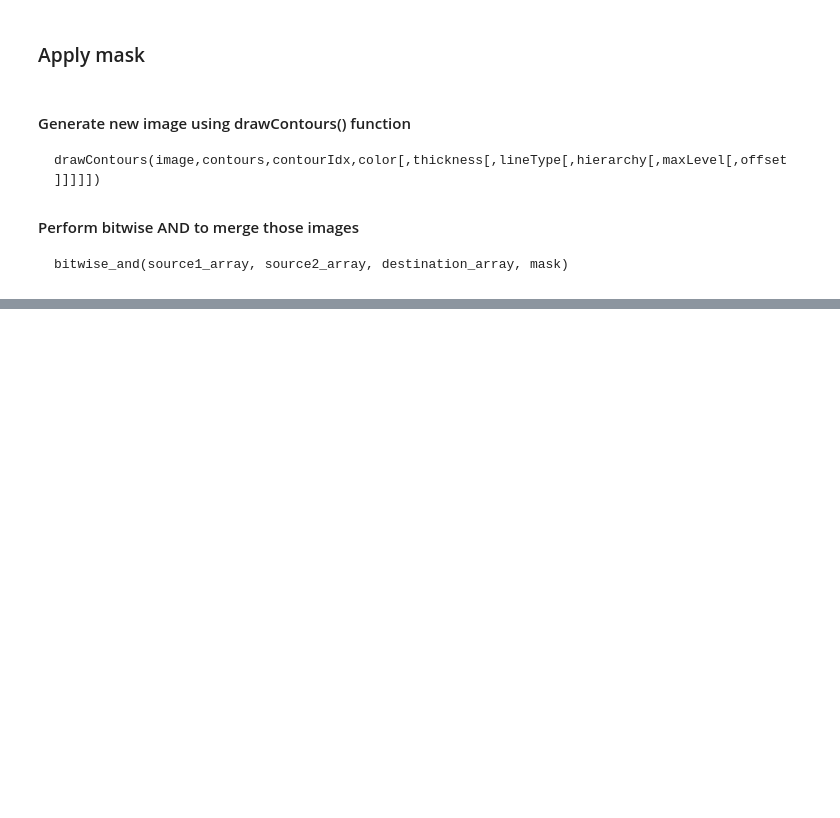
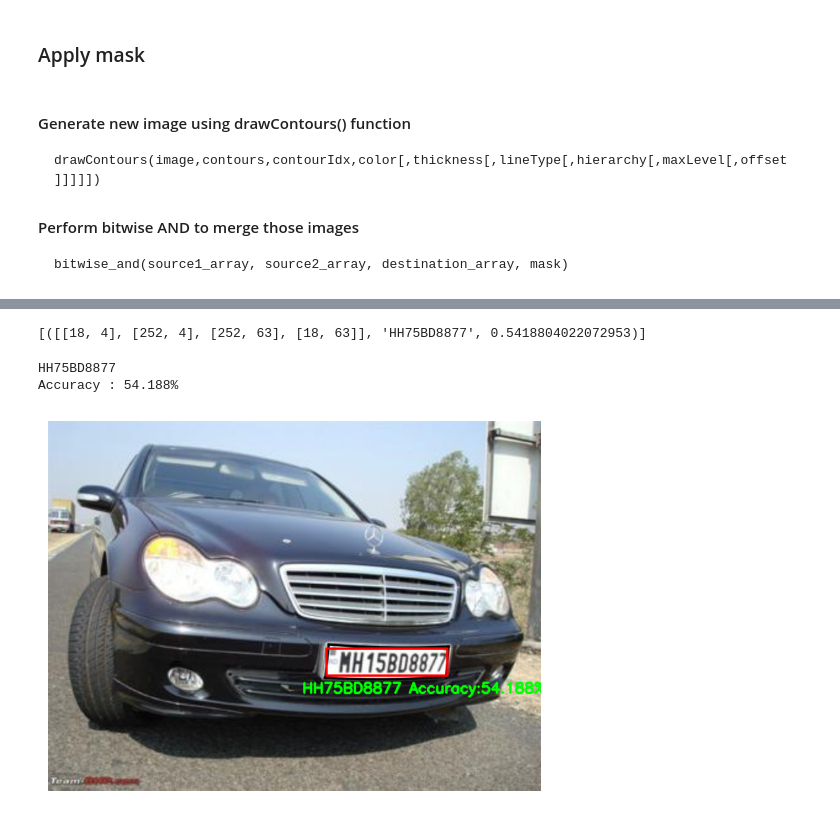
Before and after one commit to ABHISHEKSUBHASHSWAMI/PlateSentry, a Jupyter notebook: image.ipynb, the cells around one changed output, grey strips where cells are left out. Cells and saved outputs as stored; diff of their text form; code cells hidden in the pictures; blank space fills up the shorter version.

```diff
--- a/image.ipynb
+++ b/image.ipynb
@@ -189,0 +190,49 @@ plt.show()
+# %%
+#Apply OCR
+
+import easyocr
+
+reader=easyocr.Reader(['en'],gpu=True)
+result=reader.readtext(cropped_image)
+
+result
+# %% [output]
+[([[18, 4], [252, 4], [252, 63], [18, 63]], 'HH75BD8877', 0.5418804022072953)]
+# %%
+#Show result
+text=''
+for i in range(len(result)):
+    text+=result[i][-2]
+print(text)
+accuracy=[]
+for i in  range(len(result)):
+    accuracy.append(result[i][-1])
+accuracy=str(round(np.mean(accuracy )*100,4))+"%"
+print("Accuracy : "+accuracy)
+# %% [output]
+HH75BD8877
+Accuracy : 54.188%
+# %%
+image_rgb = cv2.cvtColor(image, cv2.COLOR_BGR2RGB)
+text=text+" Accuracy:"+accuracy
+# Select the font and get the text size
+font = cv2.FONT_HERSHEY_SIMPLEX
+text_size, _ = cv2.getTextSize(text, font, 1, 2)
+
+# Calculate the position to render the text just below the license plate
+org = (approx[0][0][0] - 50, approx[2][0][1] + text_size[1] + 70)  # Adjust the position based on your requirements
+color = (0, 255, 0)  # Green color (you can change it as needed)
+thickness = 4
+line_type = cv2.LINE_8
+render = cv2.putText(image_rgb, text, org, font, 1, color, thickness, line_type)
+
+# Draw a rectangle around the license plate
+rectangle_color = (255, 0, 0)  # Blue color (you can change it as needed)
+render = cv2.rectangle(image_rgb, tuple(approx[0][0]), tuple(approx[2][0]), rectangle_color, 3)
+
+# Display the rendered image using Matplotlib
+plt.imshow(render)
+plt.axis('off')  # Remove axis ticks and labels
+plt.show()
+# %% [output]
+[figure, added]
```
Also changed, not shown: parts of 7 cells of this notebook, 1 other file.
